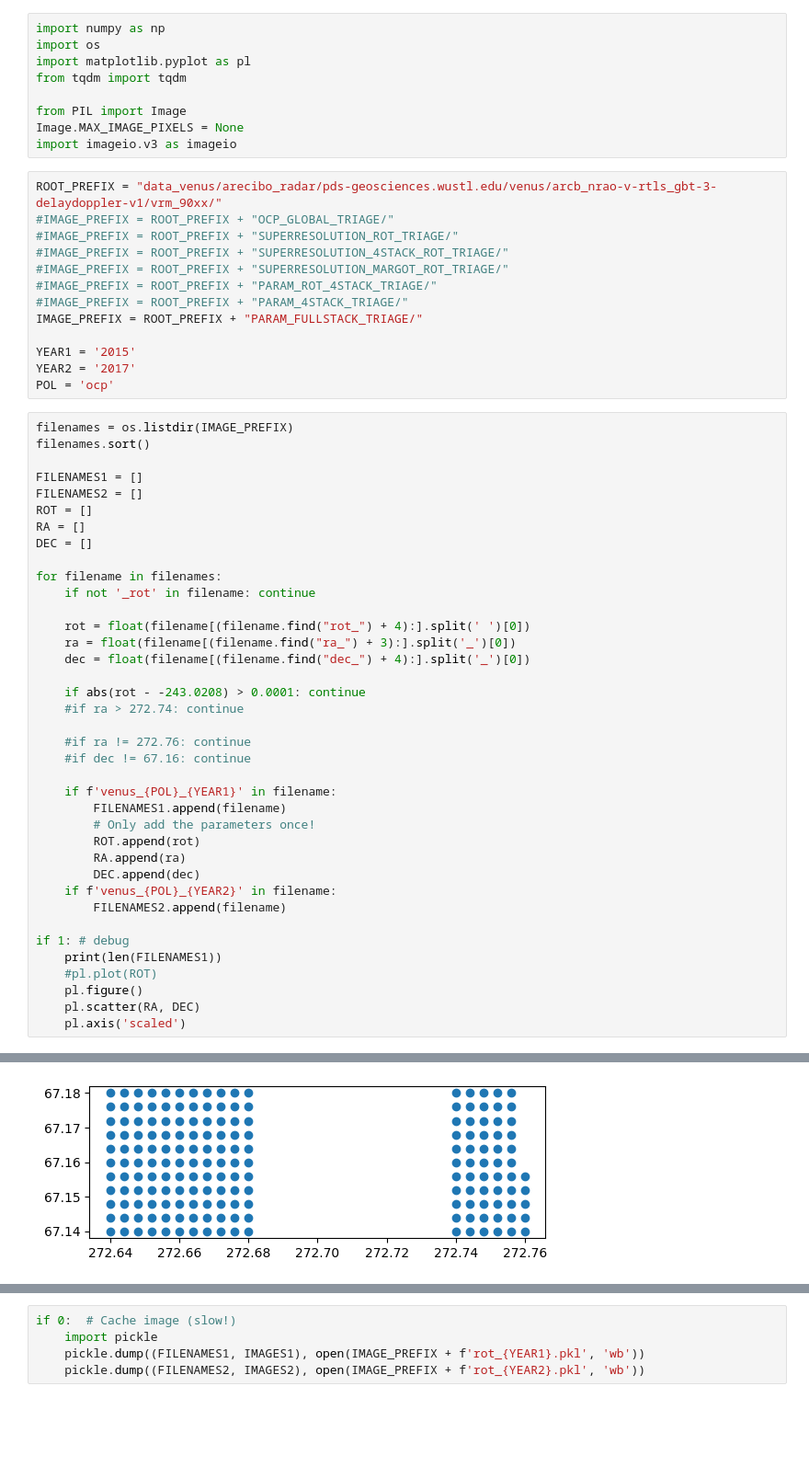
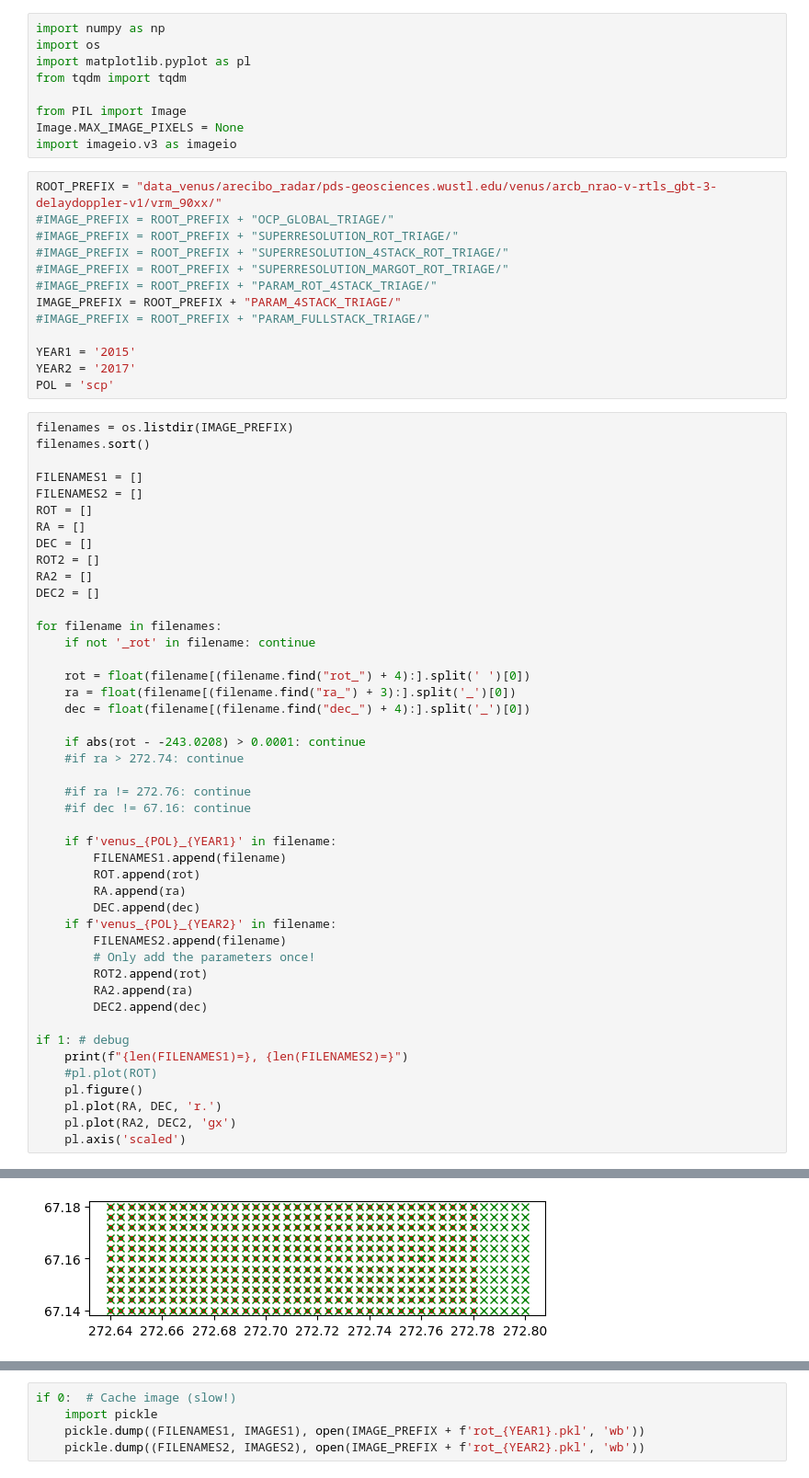
Before and after one commit to thandal/venera, a Jupyter notebook: rotation_period_comparison.ipynb, the cells around one changed output, grey strips where cells are left out. Shown at 92% size. Cells and saved outputs as stored; diff of their text form; blank space fills up the shorter version.

Commit message:
bunch of miscellaneous figures.

```diff
--- a/rotation_period_comparison.ipynb
+++ b/rotation_period_comparison.ipynb
@@ -14,12 +14,12 @@ ROOT_PREFIX = "data_venus/arecibo_radar/pds-geosciences.wustl.edu/venus/arcb_nra
 #IMAGE_PREFIX = ROOT_PREFIX + "SUPERRESOLUTION_4STACK_ROT_TRIAGE/"
 #IMAGE_PREFIX = ROOT_PREFIX + "SUPERRESOLUTION_MARGOT_ROT_TRIAGE/"
 #IMAGE_PREFIX = ROOT_PREFIX + "PARAM_ROT_4STACK_TRIAGE/"
-#IMAGE_PREFIX = ROOT_PREFIX + "PARAM_4STACK_TRIAGE/"
-IMAGE_PREFIX = ROOT_PREFIX + "PARAM_FULLSTACK_TRIAGE/"
+IMAGE_PREFIX = ROOT_PREFIX + "PARAM_4STACK_TRIAGE/"
+#IMAGE_PREFIX = ROOT_PREFIX + "PARAM_FULLSTACK_TRIAGE/"
 
 YEAR1 = '2015'
 YEAR2 = '2017'
-POL = 'ocp'
+POL = 'scp'
 # %%
 filenames = os.listdir(IMAGE_PREFIX)
 filenames.sort()
@@ -29,6 +29,9 @@ FILENAMES2 = []
 ROT = []
 RA = []
 DEC = []
+ROT2 = []
+RA2 = []
+DEC2 = []
 
 for filename in filenames:
     if not '_rot' in filename: continue
@@ -45,17 +48,21 @@ for filename in filenames:
 
     if f'venus_{POL}_{YEAR1}' in filename:
         FILENAMES1.append(filename)
-        # Only add the parameters once!
         ROT.append(rot)
         RA.append(ra)
         DEC.append(dec)
     if f'venus_{POL}_{YEAR2}' in filename:
         FILENAMES2.append(filename)
+        # Only add the parameters once!
+        ROT2.append(rot)
+        RA2.append(ra)
+        DEC2.append(dec)
 
 if 1: # debug
-    print(len(FILENAMES1))
+    print(f"{len(FILENAMES1)=}, {len(FILENAMES2)=}")
     #pl.plot(ROT)
     pl.figure()
-    pl.scatter(RA, DEC)
+    pl.plot(RA, DEC, 'r.')
+    pl.plot(RA2, DEC2, 'gx')
     pl.axis('scaled')
 # %% [output]
@@ -63,2 +70,2 @@ if 1: # debug
-[figure, old version]
+[figure, new version]
 # %%
```
Also changed, not shown: parts of 9 cells of this notebook, 33 other files.
